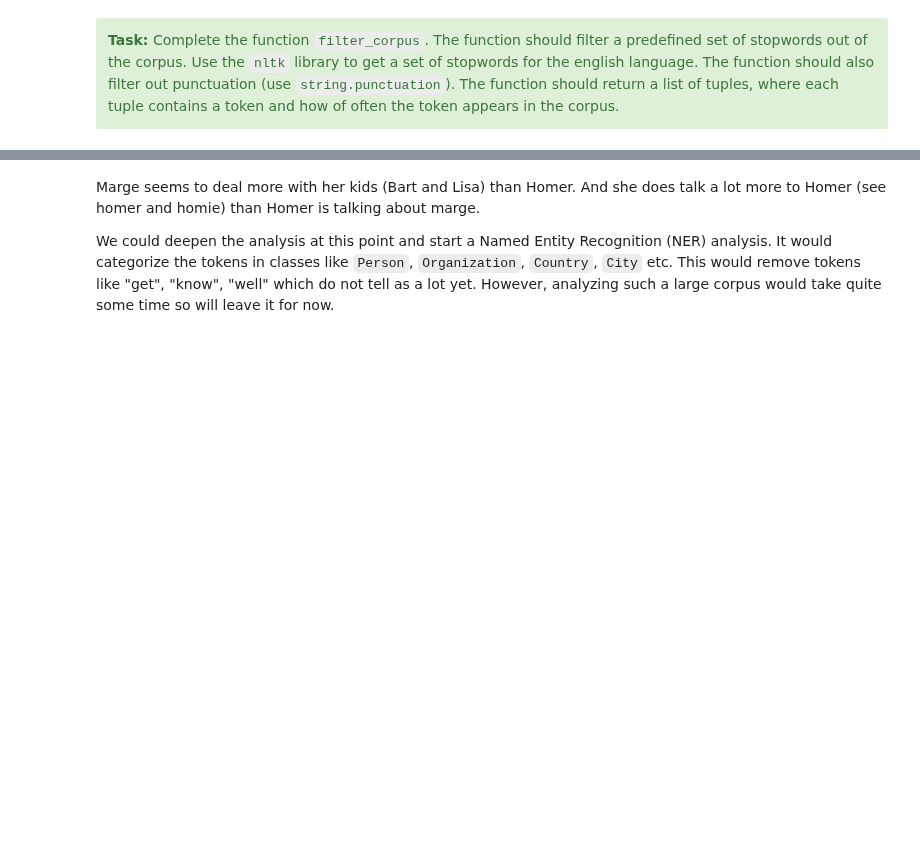
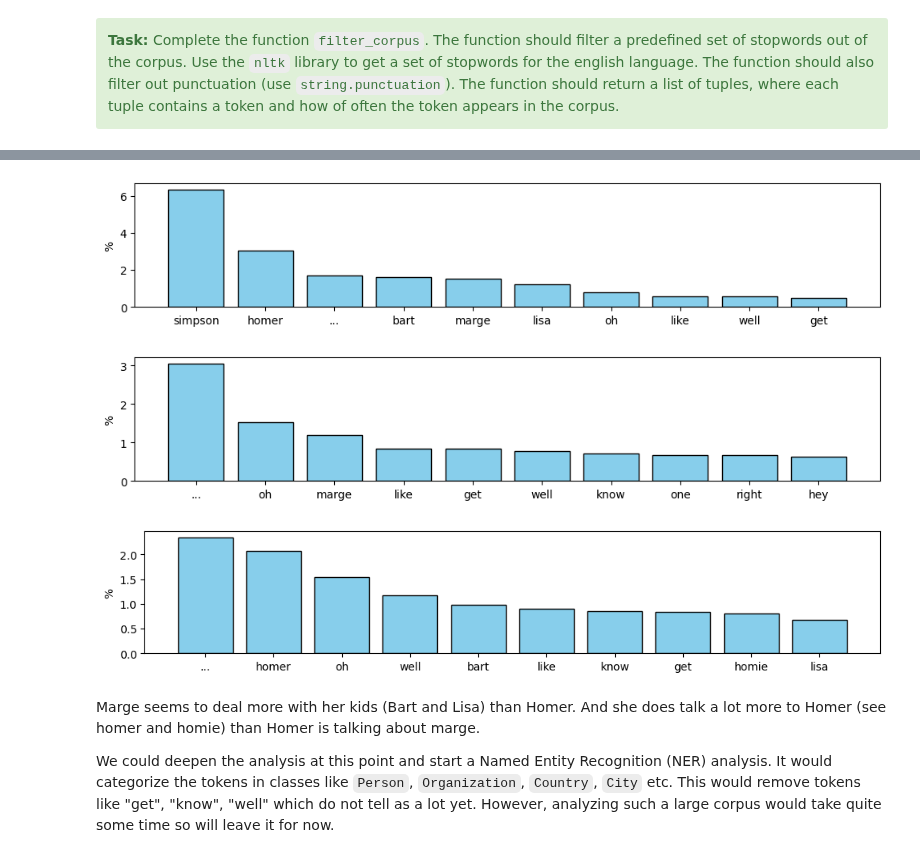
Before and after one commit to anton-seifert/LAMA, a Jupyter notebook: task-7-rnn-lstm-transformer/output_student/1-lstm-rnn.ipynb, the cells around one changed output, grey strips where cells are left out. Saved outputs shown, nothing was run; the diff lists cells and outputs as text; code cells hidden in the pictures; blank space fills up the shorter version.

```diff
--- a/task-7-rnn-lstm-transformer/output_student/1-lstm-rnn.ipynb
+++ b/task-7-rnn-lstm-transformer/output_student/1-lstm-rnn.ipynb
@@ -501,10 +501,14 @@ nltk.download('stopwords')
 
 def filter_corpus(tokenized_corpus:list) -> list:
     # STUDENT CODE HERE (1 pts)
+    wordsFiltered = []
+    stop_words = set(stopwords.words('english'))
 
-    stop_words = ...
-    word_counter = ...
-    word_counter_filtered = ...
+    for w in tokenized_corpus:
+        if w not in stop_words and w not in string.punctuation:
+            wordsFiltered.append(w)
+
+    word_counter_filtered = Counter(wordsFiltered).items()
 
     # STUDENT CODE until HERE
     return word_counter_filtered
@@ -525,3 +529,4 @@ num_words_marge_corpus = filter_corpus(tokenized_marge_corpus)
 plot_frequencies(num_words_complete_corpus)
 plot_frequencies(num_words_homer_corpus)
 plot_frequencies(num_words_marge_corpus)
+# %% [output]
@@ -528,3 +536,6 @@ plot_frequencies(num_words_marge_corpus)
+[figure, added]
+[figure, added]
+[figure, added]
 # %% [markdown]
 Marge seems to deal more with her kids (Bart and Lisa) than Homer. And she does talk a lot more to Homer (see homer and homie) than Homer is talking about marge.
 
```
Also changed, not shown: parts of 17 cells of this notebook.
